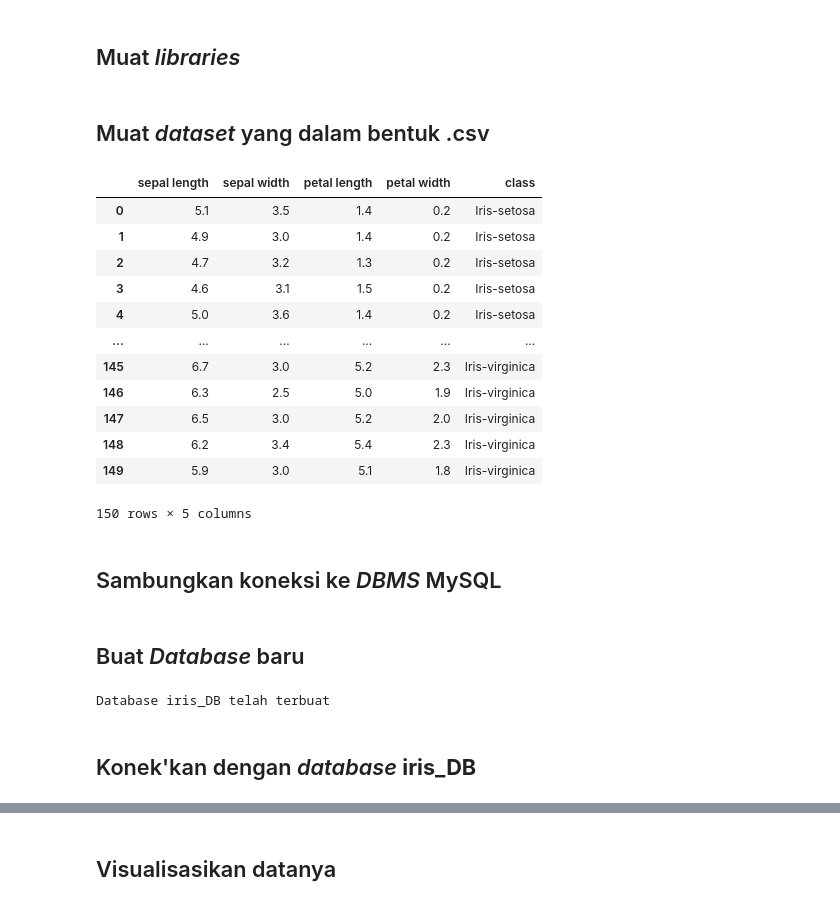
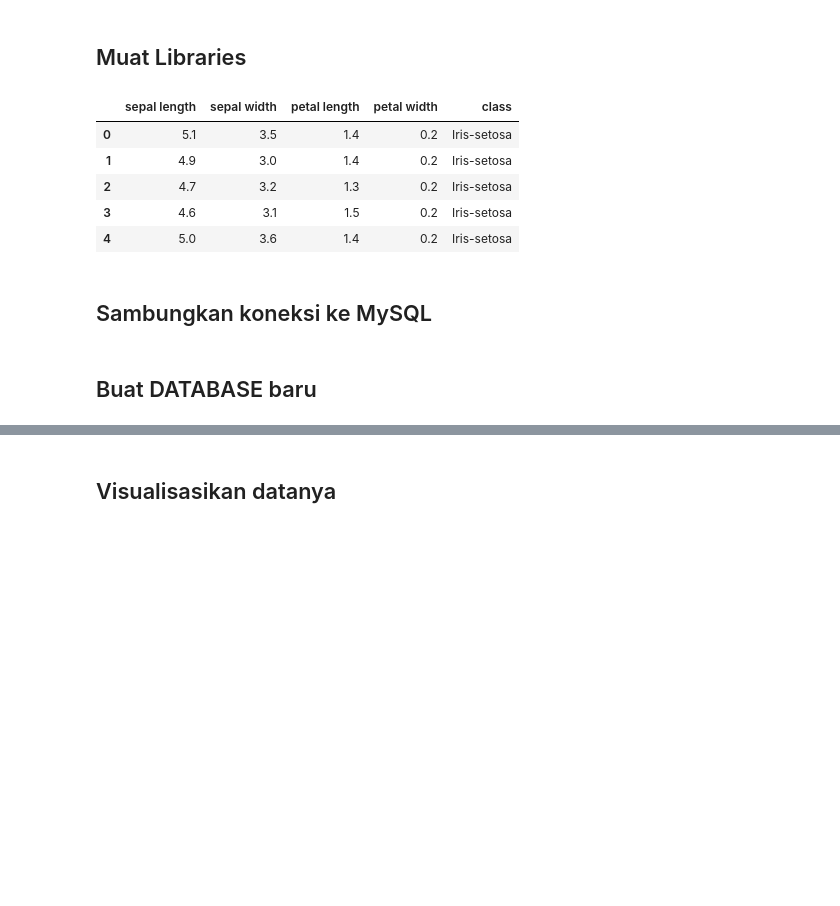
Before and after one commit to Rakhid16/dsc-utm-2020, a Jupyter notebook: Pertemuan 2 - Database/Materi kedua.ipynb, the cells around one changed output, grey strips where cells are left out. Drawn from its saved outputs; the diff is of its cells as text; code cells hidden in the pictures; blank space fills up the shorter version.

```diff
--- a/Pertemuan 2 - Database/Materi kedua.ipynb
+++ b/Pertemuan 2 - Database/Materi kedua.ipynb
@@ -1,28 +1,19 @@
 # %% [markdown]
-## Muat <i>libraries</i>
+## Muat Libraries
 # %%
 import pandas as pd
 from seaborn import pairplot
 import mysql.connector as mysql
-# %% [markdown]
-## Muat <i>dataset</i> yang dalam bentuk .csv
 # %%
-data = pd.read_csv('iris.csv')
-data
+data = pd.read_csv("iris.csv")
+data.head()
 # %% [output]
 |  | sepal length | sepal width | petal length | petal width | class |
 | 0 | 5.1 | 3.5 | 1.4 | 0.2 | Iris-setosa |
 | 1 | 4.9 | 3.0 | 1.4 | 0.2 | Iris-setosa |
 | 2 | 4.7 | 3.2 | 1.3 | 0.2 | Iris-setosa |
 | 3 | 4.6 | 3.1 | 1.5 | 0.2 | Iris-setosa |
 | 4 | 5.0 | 3.6 | 1.4 | 0.2 | Iris-setosa |
-| ... | ... | ... | ... | ... | ... |
-| 145 | 6.7 | 3.0 | 5.2 | 2.3 | Iris-virginica |
-| 146 | 6.3 | 2.5 | 5.0 | 1.9 | Iris-virginica |
-| 147 | 6.5 | 3.0 | 5.2 | 2.0 | Iris-virginica |
-| 148 | 6.2 | 3.4 | 5.4 | 2.3 | Iris-virginica |
-| 149 | 5.9 | 3.0 | 5.1 | 1.8 | Iris-virginica |
-150 rows × 5 columns
 # %% [markdown]
-## Sambungkan koneksi ke <i>DBMS</i> MySQL
+## Sambungkan koneksi ke MySQL
 # %%
@@ -32,11 +23,6 @@ koneksi = mysql.connect(host='localhost',
 # %% [markdown]
-## Buat <i>Database</i> baru
+## Buat DATABASE baru
 # %%
 cursor = koneksi.cursor()
-cursor.execute('DROP DATABASE IF EXISTS iris_DB')
+
 cursor.execute("CREATE DATABASE iris_DB")
-print("Database iris_DB telah terbuat")
-# %% [output]
-Database iris_DB telah terbuat
-# %% [markdown]
-## Konek'kan dengan <i>database</i> <b>iris_DB</b>
```
Also changed, not shown: parts of 13 cells of this notebook, 1 other file.
